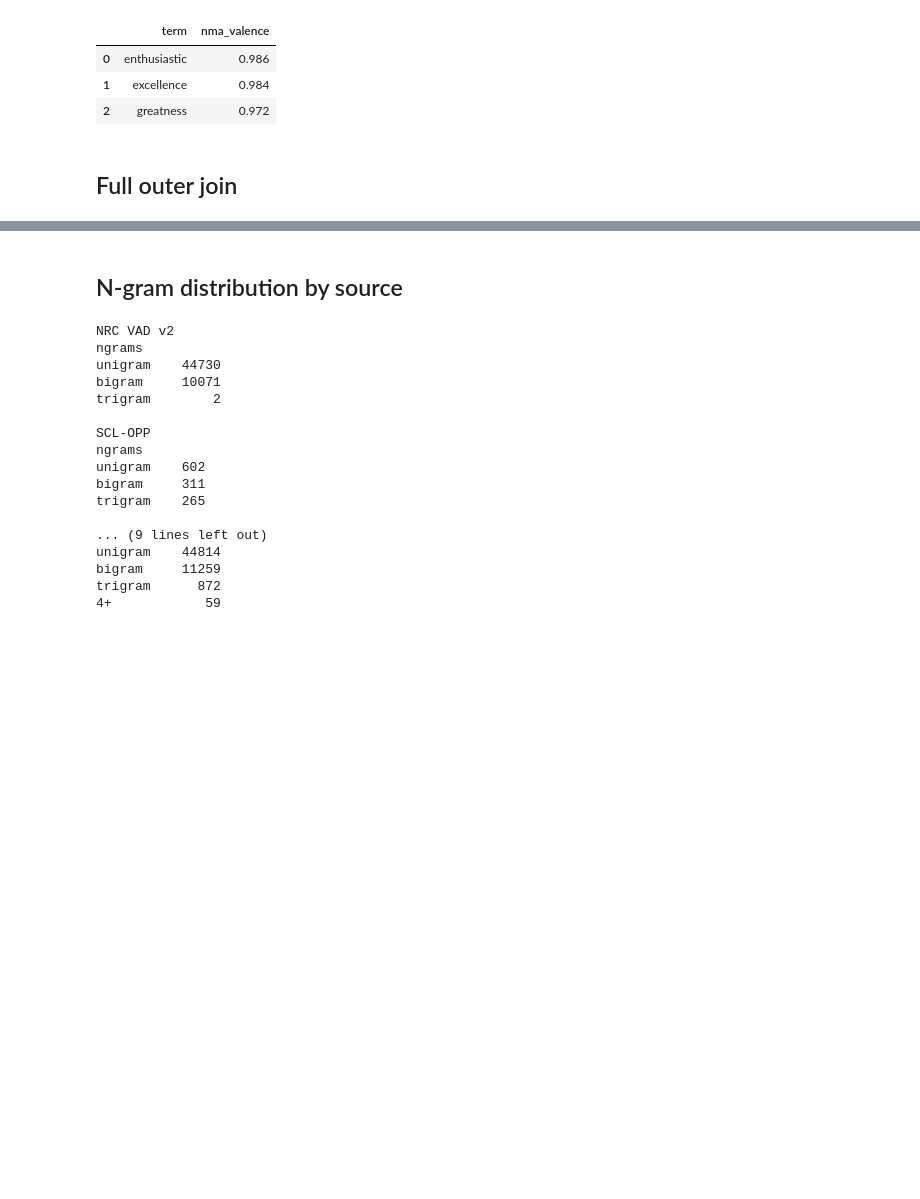
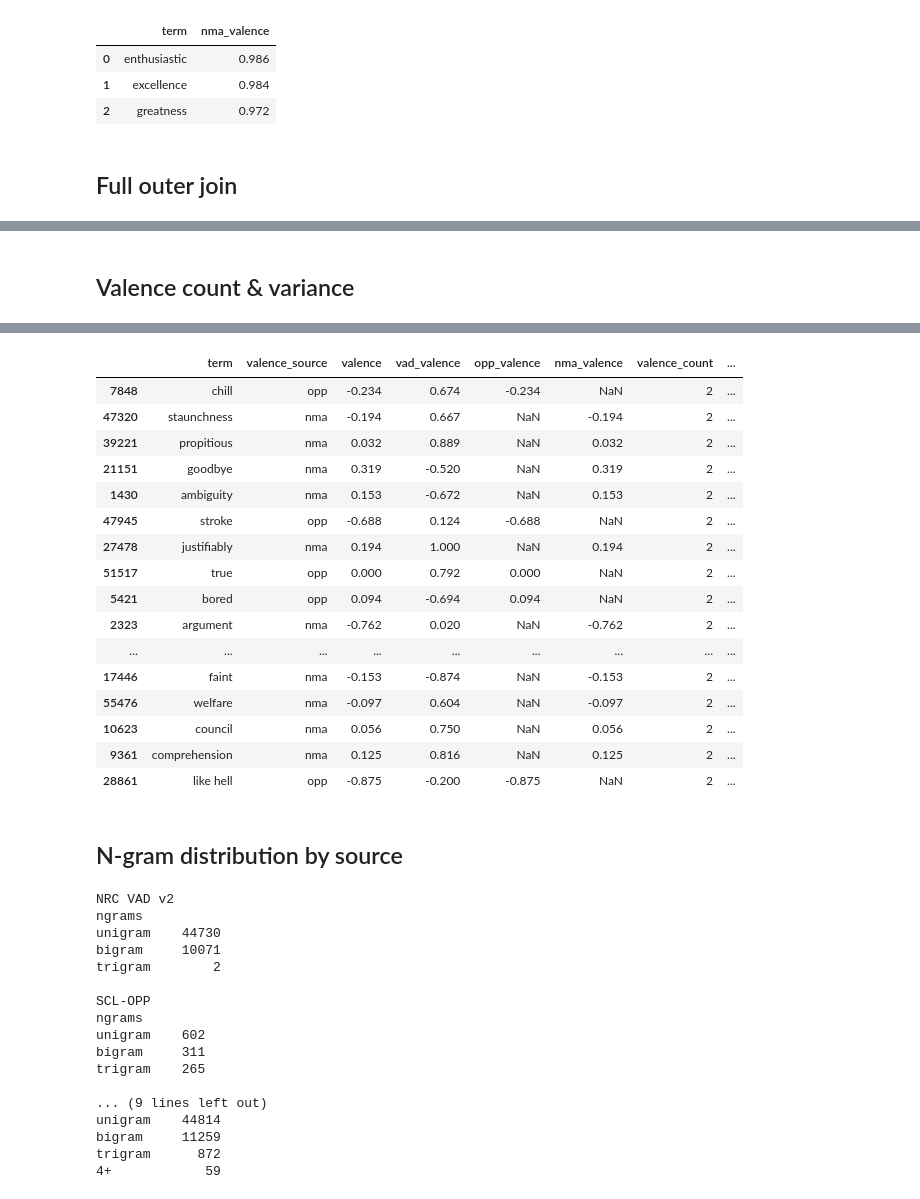
Before and after one commit to bdelanghe/imdb-kaggle, a Jupyter notebook: 06_scl_join.ipynb, the cells around one changed output, grey strips where cells are left out. Saved outputs shown, nothing was run; the diff lists cells and outputs as text; code cells hidden in the pictures; blank space fills up the shorter version.

```diff
--- a/06_scl_join.ipynb
+++ b/06_scl_join.ipynb
@@ -85,10 +111,34 @@ joined = (
 # ngrams: word count of term
 joined['ngrams'] = joined['term'].str.split().str.len()
 
-# membership flags — which lexicon(s) each term appears in
+# membership flags
 joined['in_vad'] = joined['vad_valence'].notna()
 joined['in_opp'] = joined['opp_valence'].notna()
 joined['in_nma'] = joined['nma_valence'].notna()
+
+# valence_count and variance
+joined['valence_count'] = joined['in_vad'].astype(int) + joined['in_opp'].astype(int) + joined['in_nma'].astype(int)
+valence_cols = ['vad_valence', 'opp_valence', 'nma_valence']
+joined['valence_variance'] = joined[valence_cols].var(axis=1, ddof=1)
+
+# valence_source: OPP > NMA > VAD
+joined['valence_source'] = (
+    joined['in_opp'].map({True: 'opp', False: None})
+    .fillna(joined['in_nma'].map({True: 'nma', False: None}))
+    .fillna(joined['in_vad'].map({True: 'vad', False: None}))
+)
+
+# valence: selected score from winning source — always bipolar [-1, +1]
+joined['valence'] = (
+    joined['opp_valence']
+    .where(joined['in_opp'], other=joined['nma_valence'])
+    .where(joined['in_opp'] | joined['in_nma'], other=joined['vad_valence'])
+)
+
+# guard: assert bipolar scale [-1, +1]
+assert joined['valence'].dropna().between(-1, 1).all(), \
+    f"valence out of [-1, 1]: {joined['valence'].agg(['min', 'max'])}"
+print('valence scale check passed: all values in [-1, +1]')
 
 # reorder columns
 joined = joined[[
@@ -97,9 +147,14 @@ joined = joined[[
     'vad_valence', 'vad_arousal', 'vad_dominance',
     'opp_valence', 'opp_pos', 'opp_freq', 'opp_is_hashtag',
     'nma_valence',
+    'valence_count', 'valence_variance',
+    'valence_source', 'valence',
 ]]
 
 print(f'Joined: {len(joined):,} rows')
+print(f'valence range: [{joined["valence"].min():.4f}, {joined["valence"].max():.4f}]')
+print(f'\nvalence_source breakdown:')
+print(joined['valence_source'].value_counts().to_string())
 print(f'\nLexicon membership:')
 print(f'  in_vad only:       {(joined["in_vad"] & ~joined["in_opp"] & ~joined["in_nma"]).sum():,}')
 print(f'  in_opp only:       {(~joined["in_vad"] & joined["in_opp"] & ~joined["in_nma"]).sum():,}')
@@ -126,3 +189,20 @@ Lexicon membership:
 | 2 | TRUE | 1.0 | False | False | True | NaN | NaN | NaN | NaN | ... |
 | 3 | a bad deal | 3.0 | False | True | False | NaN | NaN | NaN | -0.594 | ... |
 | 4 | a battery | 2.0 | True | False | False | 0.134 | -0.298 | -0.096 | NaN | ... |
+# %% [markdown]
+## Valence count & variance
+# %%
+print('Terms by valence_count:')
+print(joined['valence_count'].value_counts().sort_index().to_string())
+
+# variance is only meaningful when valence_count >= 2
+multi = joined[joined['valence_count'] >= 2]
+print(f'\nTerms with 2+ valence scores: {len(multi):,}')
+print(f'valence_variance stats:')
+print(multi['valence_variance'].describe().round(4).to_string())
+
+print(f'\nHigh variance (>0.1) — lexicons disagree most:')
+multi[multi['valence_variance'] > 0.1].sort_values('valence_variance', ascending=False)[
+    ['term', 'valence_source', 'valence', 'vad_valence', 'opp_valence', 'nma_valence', 'valence_count', 'valence_variance']
+].head(20)
+# %% [output]
@@ -129,3 +227,20 @@ Lexicon membership:
+|  | term | valence_source | valence | vad_valence | opp_valence | nma_valence | valence_count | ... |
+| 7848 | chill | opp | -0.234 | 0.674 | -0.234 | NaN | 2 | ... |
+| 47320 | staunchness | nma | -0.194 | 0.667 | NaN | -0.194 | 2 | ... |
+| 39221 | propitious | nma | 0.032 | 0.889 | NaN | 0.032 | 2 | ... |
+| 21151 | goodbye | nma | 0.319 | -0.520 | NaN | 0.319 | 2 | ... |
+| 1430 | ambiguity | nma | 0.153 | -0.672 | NaN | 0.153 | 2 | ... |
+| 47945 | stroke | opp | -0.688 | 0.124 | -0.688 | NaN | 2 | ... |
+| 27478 | justifiably | nma | 0.194 | 1.000 | NaN | 0.194 | 2 | ... |
+| 51517 | true | opp | 0.000 | 0.792 | 0.000 | NaN | 2 | ... |
+| 5421 | bored | opp | 0.094 | -0.694 | 0.094 | NaN | 2 | ... |
+| 2323 | argument | nma | -0.762 | 0.020 | NaN | -0.762 | 2 | ... |
+| ... | ... | ... | ... | ... | ... | ... | ... | ... |
+| 17446 | faint | nma | -0.153 | -0.874 | NaN | -0.153 | 2 | ... |
+| 55476 | welfare | nma | -0.097 | 0.604 | NaN | -0.097 | 2 | ... |
+| 10623 | council | nma | 0.056 | 0.750 | NaN | 0.056 | 2 | ... |
+| 9361 | comprehension | nma | 0.125 | 0.816 | NaN | 0.125 | 2 | ... |
+| 28861 | like hell | opp | -0.875 | -0.200 | -0.875 | NaN | 2 | ... |
 # %% [markdown]
 ## N-gram distribution by source
 # %%
```
Also changed, not shown: parts of 10 cells of this notebook, 2 other files.
